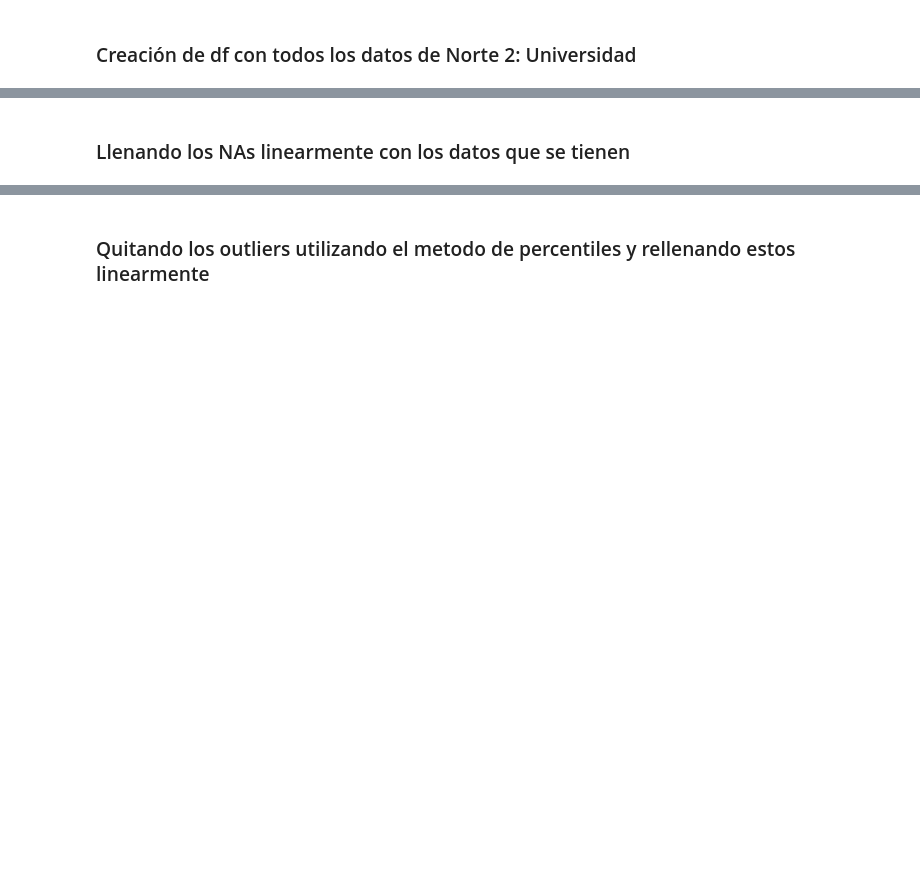
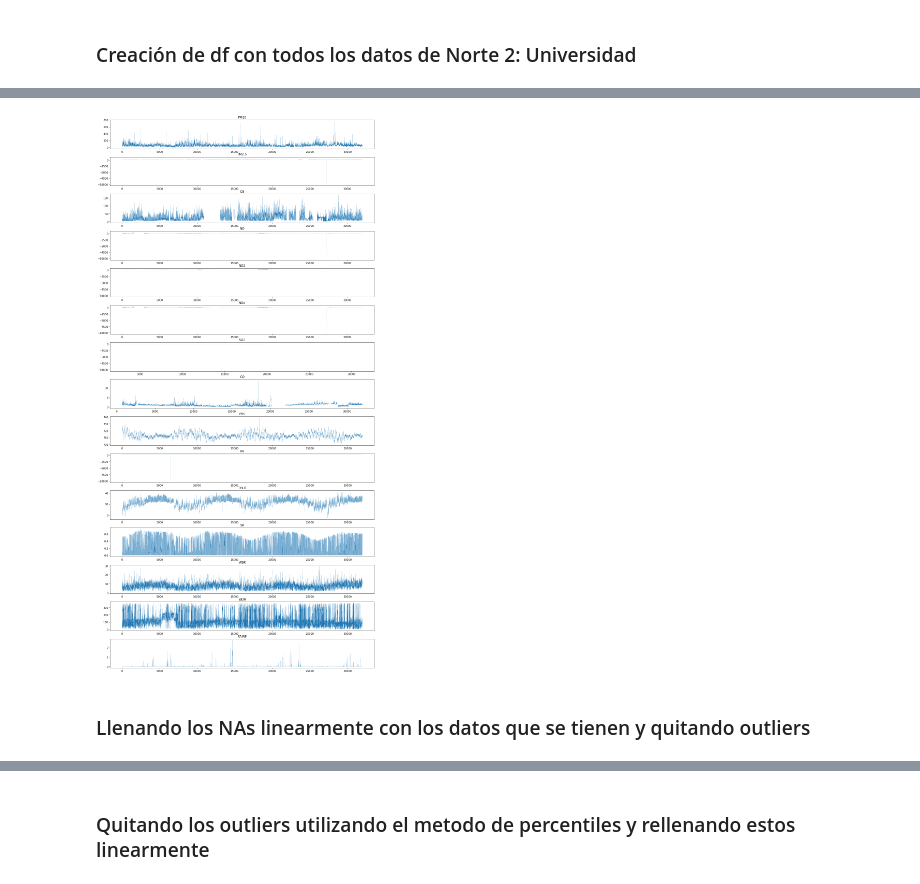
Before and after one commit to DiegoElian02/CienciadeDatosMultivariado, a Jupyter notebook: Datacleaning.ipynb, the cells around one changed output, grey strips where cells are left out. Saved outputs shown, nothing was run; the diff lists cells and outputs as text; code cells hidden in the pictures; blank space fills up the shorter version.

Commit message:
DatosLimpiosEtapa2

```diff
--- a/Datacleaning.ipynb
+++ b/Datacleaning.ipynb
@@ -13,9 +24,10 @@ dfNorte2 =pd.read_excel(estaciones, 'PM10')[['date', 'Norte2']]
 for i in estaciones.sheet_names:
     union = pd.read_excel(estaciones, str(i))
     union.rename(columns={'Norte2':str(i)}, inplace=True)
-    dfNorte2 = pd.merge(dfNorte2, union[['date',str(i)]], on = 'date')
+    dfNorte2 = pd.merge(dfNorte2, union[['date',str(i)]], on = 'date', how = 'outer')
 
 del dfNorte2['Norte2']
+dfNorte2['date'] = dfNorte2['date'].astype('datetime64[ns]')
 
 dfNorte2.head()
 # %% [output]
@@ -27,0 +40,16 @@ dfNorte2.head()
+# %%
+estaciones = pd.ExcelFile("DatosIniciales\BD_Tec_banderas_contaminantes.xlsx")
+dfCentro =pd.read_excel(estaciones, 'PM10')[['Fecha', 'CE']]
+
+for i in ['NO', 'NO2', 'NOx', 'O3']:
+    union = pd.read_excel(estaciones, str(i))
+    union.rename(columns={'CE':'CE_'+str(i)}, inplace=True)
+    dfCentro = pd.merge(dfCentro, union[['Fecha','CE_'+str(i)]], on = 'Fecha', how = 'outer')
+
+del dfCentro['CE']
+
+dfCentro.drop(list(range(365*24)), inplace = True)
+dfCentro.rename(columns = {'Fecha':'date'}, inplace = True)
+dfCentro.reset_index(inplace=True)
+del dfCentro['index']
+dfCentro.head()
@@ -27,0 +63,3 @@ dfNorte2.head()
+# %%
+dfMerge = pd.merge(dfNorte2,dfCentro, on = 'date', how = 'outer')
+dfMerge.describe()
@@ -27,0 +76,5 @@ dfNorte2.head()
+# %%
+for i in ['NO', 'NO2', 'NOx', 'O3']:
+    dfMerge[i].fillna(dfMerge['CE_'+i], inplace = True)
+    del dfMerge['CE_'+i]
+dfMerge.describe()
@@ -28,2 +91,6 @@ dfNorte2.head()
+# %%
+graficar(dfMerge)
+# %% [output]
+[figure, added]
 # %% [markdown]
-### Llenando los NAs linearmente con los datos que se tienen
+### Llenando los NAs linearmente con los datos que se tienen y quitando outliers
```
Also changed, not shown: parts of 18 cells of this notebook, 1 other file.
